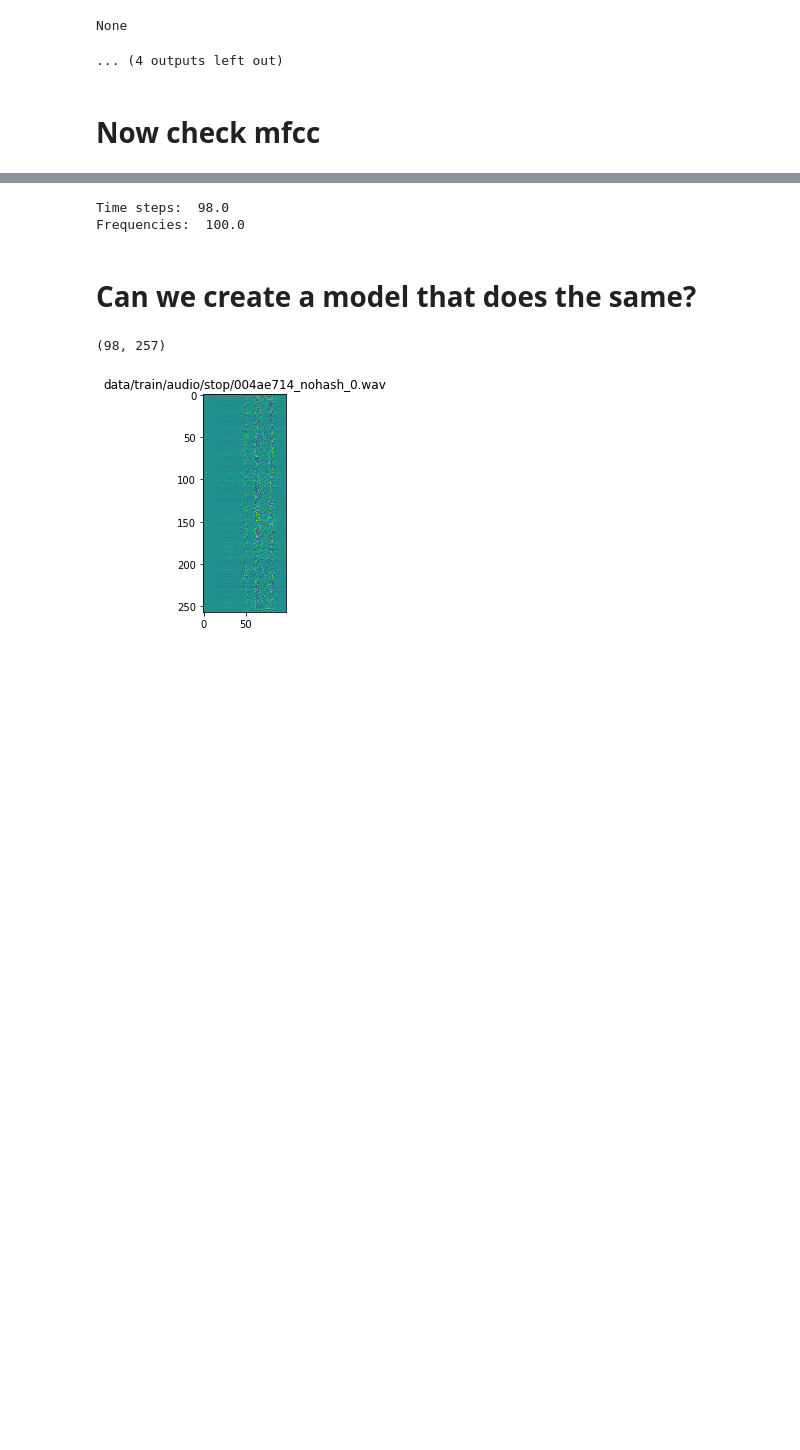
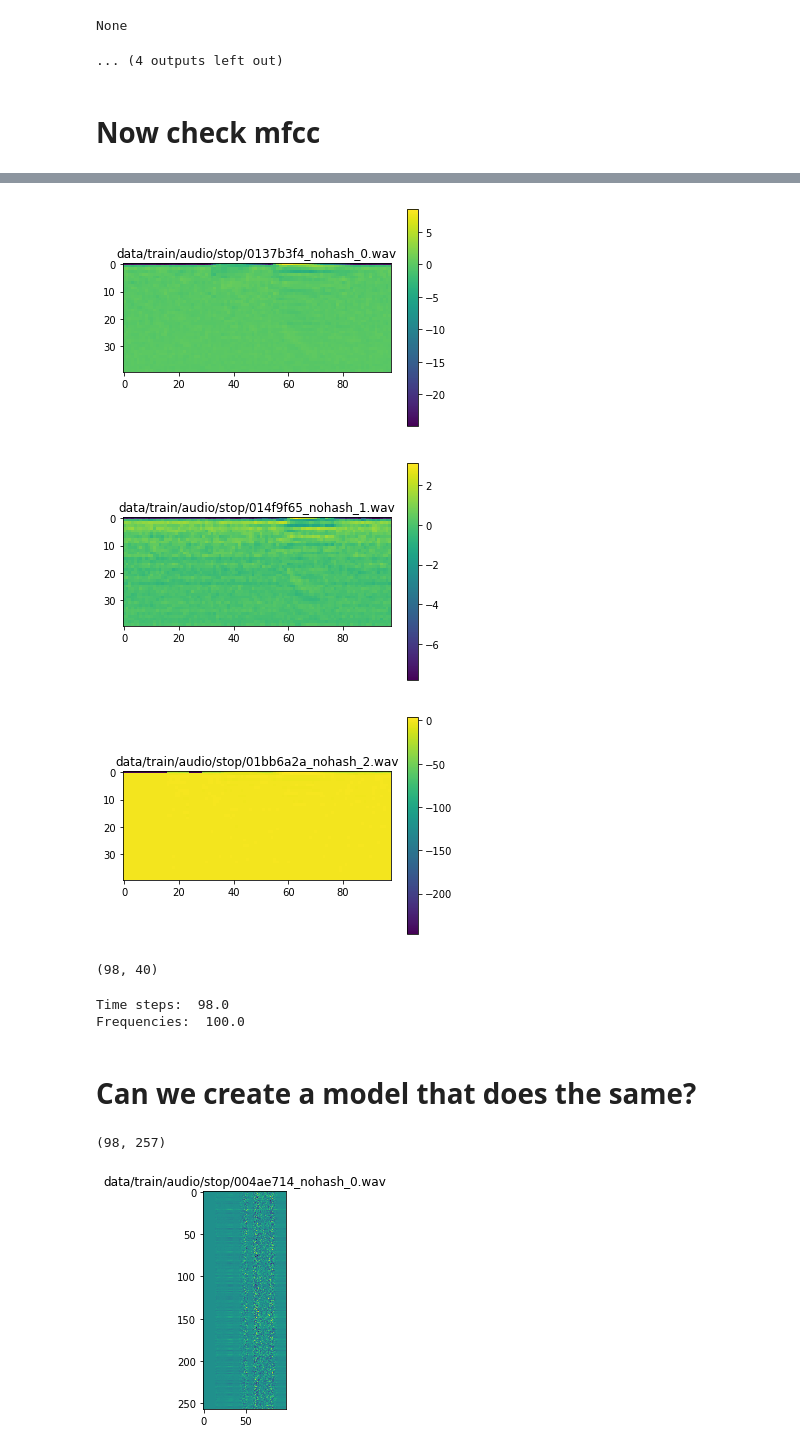
Before and after one commit to see--/speech_recognition, a Jupyter notebook: explore.ipynb, the cells around one changed output, grey strips where cells are left out. Saved outputs shown, nothing was run; the diff lists cells and outputs as text; code cells hidden in the pictures; blank space fills up the shorter version.

```diff
--- a/explore.ipynb
+++ b/explore.ipynb
@@ -1169,3 +1176,11 @@ some_spec = plot_show('sheila')
+# %%
+some_mfcc = plot_show('stop', output='mfcc', max_disp=3)
+print(some_mfcc.shape)
+# %% [output]
+[figure, added]
+[figure, added]
+[figure, added]
+(98, 40)
 # %%
 print('Time steps: ', (16000 - 480) / 160 + 1)
 print('Frequencies: ', 16000 / 160)
```
Also changed, not shown: parts of 2 cells of this notebook, 2 other files.
